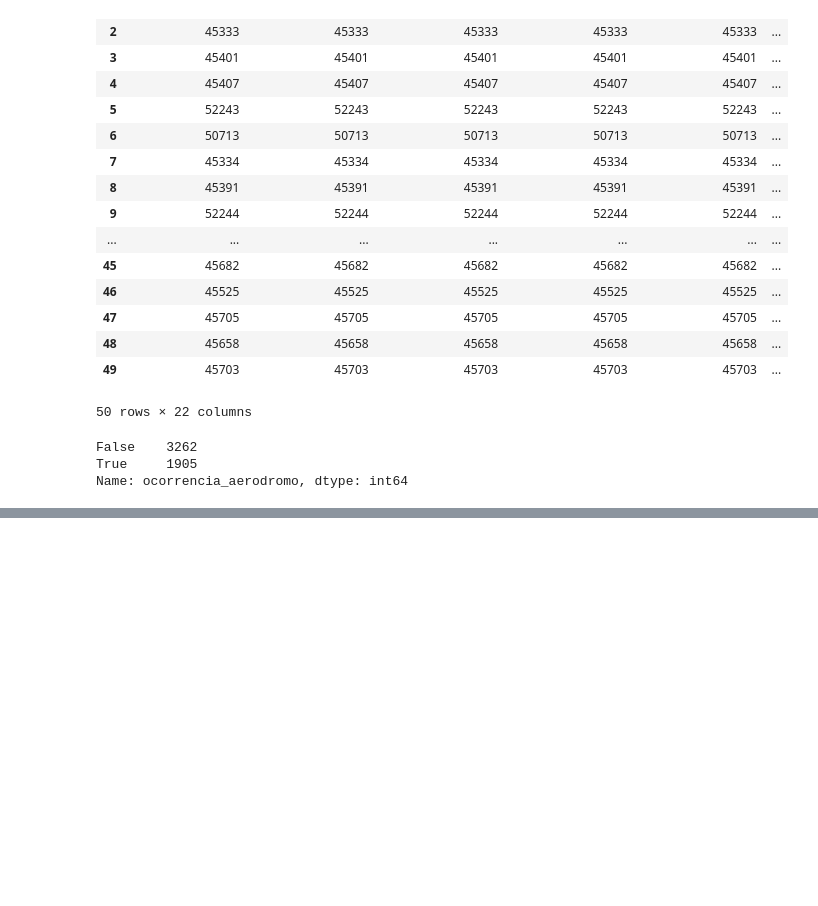
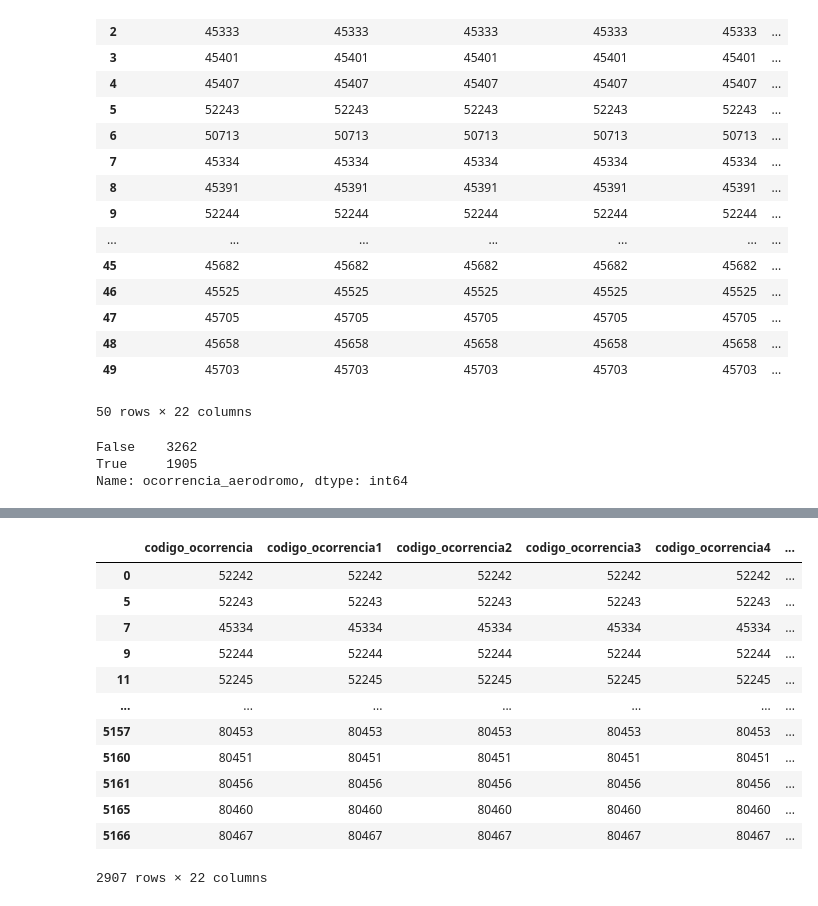
Before and after one commit to Hugox96/Estudos_Python, a Jupyter notebook: Panda_Curso/Pandas_Aula5.ipynb, the cells around one changed output, grey strips where cells are left out. Drawn from its saved outputs; the diff is of its cells as text; code cells hidden in the pictures; blank space fills up the shorter version.

```diff
--- a/Panda_Curso/Pandas_Aula5.ipynb
+++ b/Panda_Curso/Pandas_Aula5.ipynb
@@ -41,0 +88,19 @@ Name: ocorrencia_aerodromo, dtype: int64
+# %%
+#Agora irei criar um filtro para buscar os incidentes graves no estado do Rio de janeiro
+filtro_ocorrencia = arquivo.ocorrencia_classificacao == 'INCIDENTE'
+filtro_estado = arquivo.ocorrencia_uf == 'RJ'
+arquivo.loc[filtro_ocorrencia | filtro_estado]
+# %% [output]
+|  | codigo_ocorrencia | codigo_ocorrencia1 | codigo_ocorrencia2 | codigo_ocorrencia3 | codigo_ocorrencia4 | ... |
+| 0 | 52242 | 52242 | 52242 | 52242 | 52242 | ... |
+| 5 | 52243 | 52243 | 52243 | 52243 | 52243 | ... |
+| 7 | 45334 | 45334 | 45334 | 45334 | 45334 | ... |
+| 9 | 52244 | 52244 | 52244 | 52244 | 52244 | ... |
+| 11 | 52245 | 52245 | 52245 | 52245 | 52245 | ... |
+| ... | ... | ... | ... | ... | ... | ... |
+| 5157 | 80453 | 80453 | 80453 | 80453 | 80453 | ... |
+| 5160 | 80451 | 80451 | 80451 | 80451 | 80451 | ... |
+| 5161 | 80456 | 80456 | 80456 | 80456 | 80456 | ... |
+| 5165 | 80460 | 80460 | 80460 | 80460 | 80460 | ... |
+| 5166 | 80467 | 80467 | 80467 | 80467 | 80467 | ... |
+2907 rows × 22 columns
```
Also changed, not shown: parts of 3 cells of this notebook.
